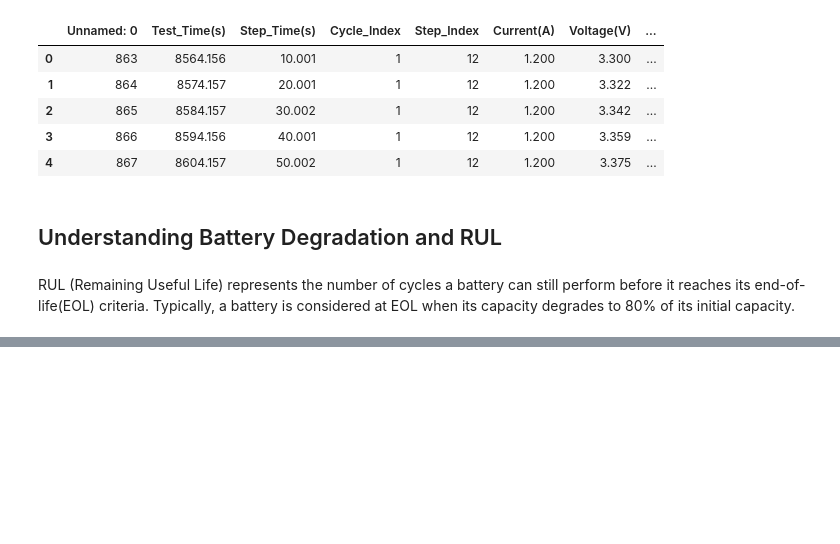
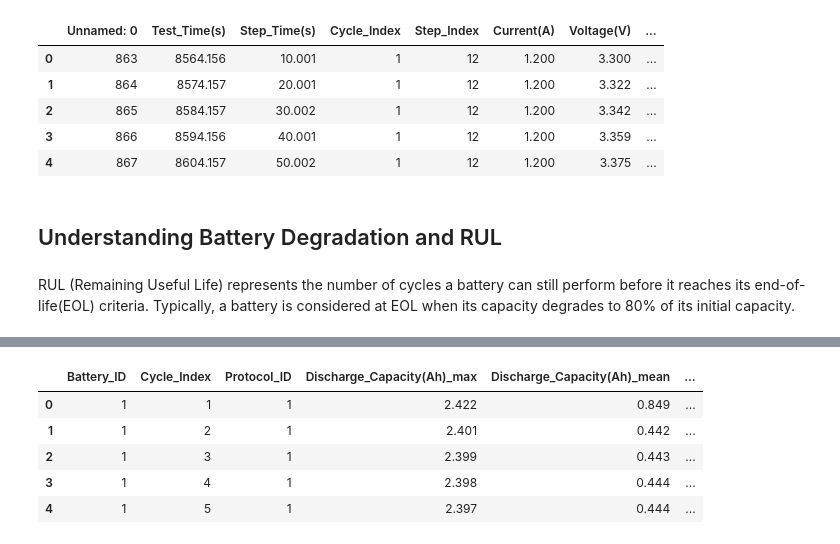
Before and after one commit to dniamsaard4codework/RUL_Project, a Jupyter notebook: notebook/data.ipynb, the cells around one changed output, grey strips where cells are left out. Drawn from its saved outputs; the diff is of its cells as text; code cells hidden in the pictures; blank space fills up the shorter version.

```diff
--- a/notebook/data.ipynb
+++ b/notebook/data.ipynb
@@ -137,0 +286,25 @@ battery_details = {
+# %%
+# Calculate and display RUL for each battery cycle
+# Set a threshold for end-of-life (EOL) SOH
+EOL_SOH_THRESHOLD = 80.0  # 80% of nominal capacity
+def calculate_rul(df, eol_threshold):
+    """Calculate Remaining Useful Life (RUL) based on SOH threshold"""
+    rul_list = []
+    for battery_id in df['Battery_ID'].unique():
+        battery_data = df[df['Battery_ID'] == battery_id].sort_values('Cycle_Index')
+        eol_cycle = battery_data[battery_data['SOH(%)'] <= eol_threshold]['Cycle_Index'].min()
+        if pd.isna(eol_cycle):
+            eol_cycle = battery_data['Cycle_Index'].max() + 1  # If never reaches EOL, set beyond max cycle
+        battery_data = battery_data.copy()
+        battery_data['RUL'] = eol_cycle - battery_data['Cycle_Index']
+        rul_list.append(battery_data)
+    return pd.concat(rul_list, ignore_index=True)
+cycle_features = calculate_rul(cycle_features, EOL_SOH_THRESHOLD)
+cycle_features.head()
+# %% [output]
+|  | Battery_ID | Cycle_Index | Protocol_ID | Discharge_Capacity(Ah)_max | Discharge_Capacity(Ah)_mean | ... |
+| 0 | 1 | 1 | 1 | 2.422 | 0.849 | ... |
+| 1 | 1 | 2 | 1 | 2.401 | 0.442 | ... |
+| 2 | 1 | 3 | 1 | 2.399 | 0.443 | ... |
+| 3 | 1 | 4 | 1 | 2.398 | 0.444 | ... |
+| 4 | 1 | 5 | 1 | 2.397 | 0.444 | ... |
```
Also changed, not shown: parts of 8 cells of this notebook.
